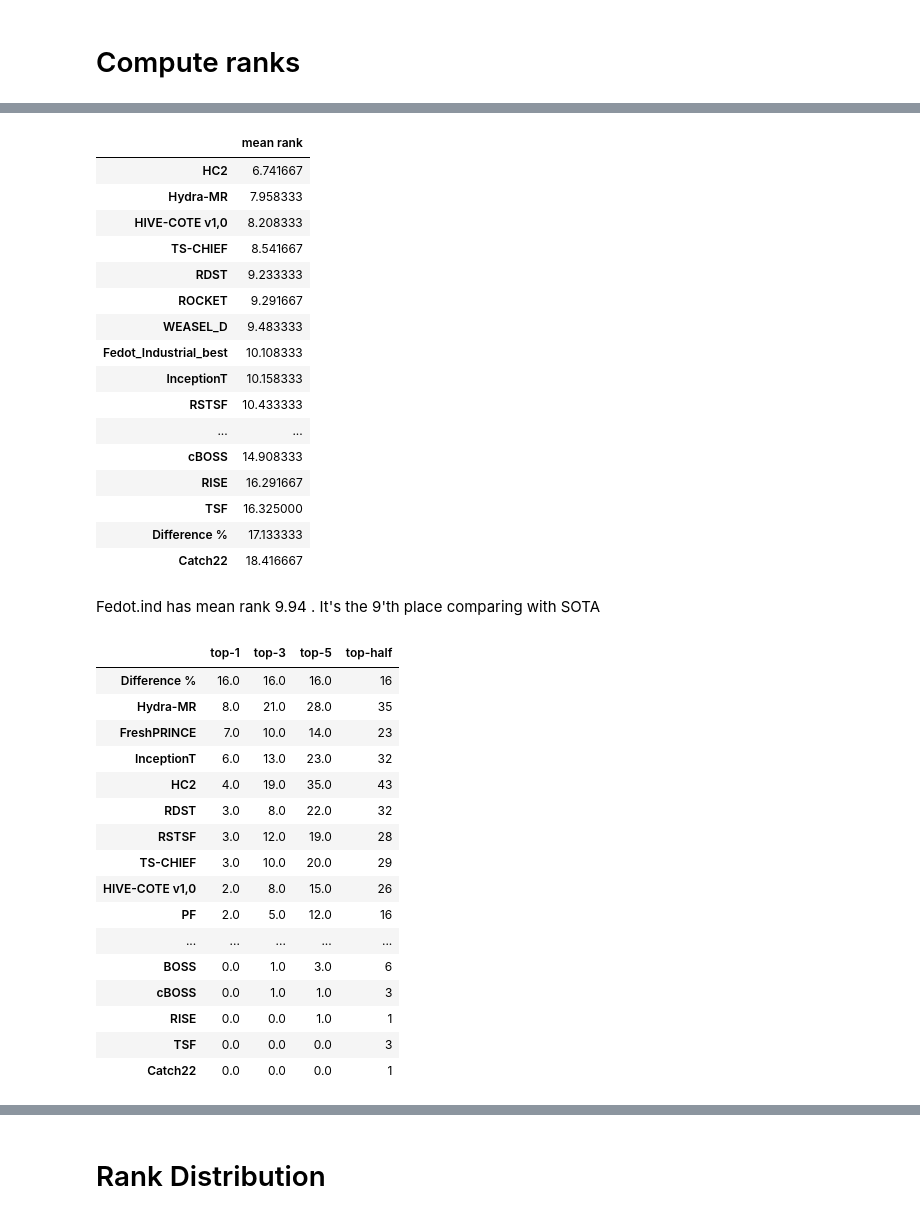
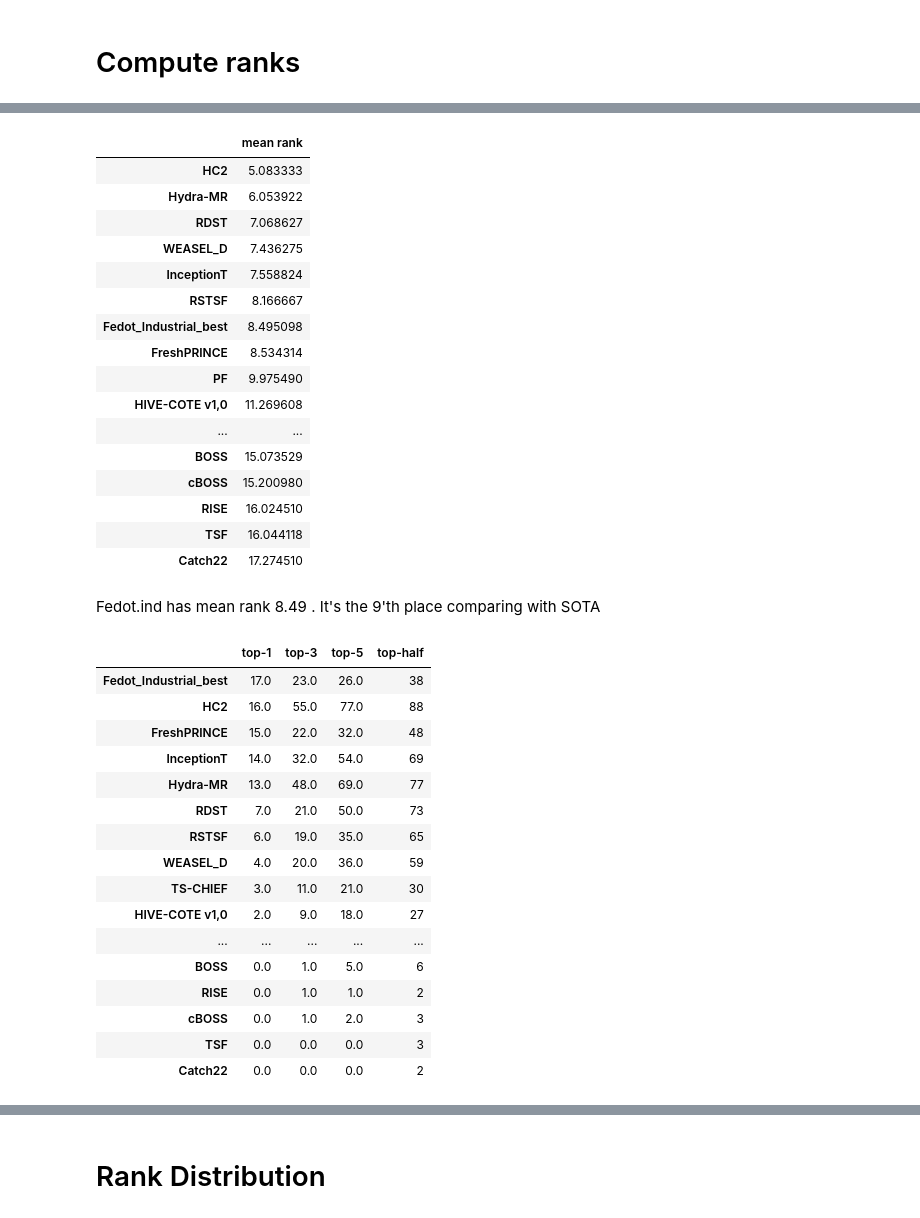
Before and after one commit to aimclub/Fedot.Industrial, a Jupyter notebook: examples/benchmark_example/analysis of results/analysis_uni_clf.ipynb, the cells around one changed output, grey strips where cells are left out. Saved outputs shown, nothing was run; the diff lists cells and outputs as text; code cells hidden in the pictures.

```diff
--- a/examples/benchmark_example/analysis of results/analysis_uni_clf.ipynb
+++ b/examples/benchmark_example/analysis of results/analysis_uni_clf.ipynb
@@ -7,16 +7,26 @@ from pathlib import Path
 from fedot_ind.api.utils.path_lib import PROJECT_PATH
 path_to_datasets = PROJECT_PATH + '/benchmark/results/ts_uni_classification'
 path_to_results_2024 = PROJECT_PATH+'/benchmark/results/time_series_uni_clf_09022024.csv'
+path_to_server_results_2024 = PROJECT_PATH+'/benchmark/results/server_results/ts_uni_classification_15022024.csv'
 clf_comp = pd.read_csv(path_to_results_2024, sep=',',decimal=',', index_col=0).astype(float)
+clf_comp = clf_comp.fillna(0)
+clf_comp_server = pd.read_csv(path_to_server_results_2024, sep=',',decimal=',', index_col=0).astype(float)
 for i in os.listdir(path_to_datasets):
     try:
         metric_report = Path(path_to_datasets, i, 'metrics_report.csv')
         data = pd.read_csv(metric_report)
+        data = data.fillna(0)
         new_metric = float(data[data['Unnamed: 0'] == i]['Fedot_Industrial'].values)
+        if i in clf_comp_server.index.values.tolist():
+            new_metric_server = float(clf_comp_server.loc[i, ['Fedot_Industrial']].values)
+            print(f'Server Results {new_metric_server}')
+        else:
+            new_metric_server = 0
         old_metric = float(clf_comp.loc[i, ['Fedot_Industrial']].values)
-        if new_metric > old_metric:
-            print(f"New result for dataset - {i}. Old metric - {old_metric}. New metric - {new_metric}")
-            clf_comp.loc[i, ['Fedot_Industrial']] = new_metric
+        best_metric =  max(old_metric,new_metric_server,new_metric)
+        print(f"New result for dataset - {i}. New metric - {best_metric}")
+        clf_comp.loc[i, ['Fedot_Industrial']] = best_metric
     except Exception as e:
+        print(f"{e}")
         print(f"{i}")
 # %% [output]
@@ -91,26 +125,26 @@ dtype: float64
 # %%
-clear_csv = clf_comp.iloc[:, :-2]
+clear_csv = clf_comp.iloc[:, :-3]
 pd.DataFrame(clear_csv.rank(axis=1, ascending=False).mean(axis=0).sort_values(), columns=['mean rank'])
 # %% [output]
 |  | mean rank |
-| HC2 | 6.741667 |
-| Hydra-MR | 7.958333 |
-| HIVE-COTE v1,0 | 8.208333 |
-| TS-CHIEF | 8.541667 |
-| RDST | 9.233333 |
-| ROCKET | 9.291667 |
-| WEASEL_D | 9.483333 |
-| Fedot_Industrial_best | 10.108333 |
-| InceptionT | 10.158333 |
-| RSTSF | 10.433333 |
+| HC2 | 5.083333 |
+| Hydra-MR | 6.053922 |
+| RDST | 7.068627 |
+| WEASEL_D | 7.436275 |
+| InceptionT | 7.558824 |
+| RSTSF | 8.166667 |
+| Fedot_Industrial_best | 8.495098 |
+| FreshPRINCE | 8.534314 |
+| PF | 9.975490 |
+| HIVE-COTE v1,0 | 11.269608 |
 | ... | ... |
-| cBOSS | 14.908333 |
-| RISE | 16.291667 |
-| TSF | 16.325000 |
-| Difference % | 17.133333 |
-| Catch22 | 18.416667 |
+| BOSS | 15.073529 |
+| cBOSS | 15.200980 |
+| RISE | 16.024510 |
+| TSF | 16.044118 |
+| Catch22 | 17.274510 |
 # %% [markdown]
-Fedot.ind has mean rank 9.94 . It's the 9'th place comparing with SOTA
+Fedot.ind has mean rank 8.49 . It's the 9'th place comparing with SOTA
 # %%
 top_1 = pd.DataFrame(clear_csv.T.apply(lambda x: x.nlargest(1)).notnull().sum(axis=1).sort_values(ascending=False), columns = ['top-1']).fillna(0)
 top_3 = pd.DataFrame(clear_csv.T.apply(lambda x: x.nlargest(3)).notnull().sum(axis=1).sort_values(ascending=False), columns = ['top-3'])
@@ -119,20 +153,20 @@ top_half = pd.DataFrame(clear_csv.T.apply(lambda x: x.nlargest(7)).notnull().sum
 pd.concat([top_1, top_3, top_5, top_half], axis=1).fillna(0)
 # %% [output]
 |  | top-1 | top-3 | top-5 | top-half |
-| Difference % | 16.0 | 16.0 | 16.0 | 16 |
-| Hydra-MR | 8.0 | 21.0 | 28.0 | 35 |
-| FreshPRINCE | 7.0 | 10.0 | 14.0 | 23 |
-| InceptionT | 6.0 | 13.0 | 23.0 | 32 |
-| HC2 | 4.0 | 19.0 | 35.0 | 43 |
-| RDST | 3.0 | 8.0 | 22.0 | 32 |
-| RSTSF | 3.0 | 12.0 | 19.0 | 28 |
-| TS-CHIEF | 3.0 | 10.0 | 20.0 | 29 |
-| HIVE-COTE v1,0 | 2.0 | 8.0 | 15.0 | 26 |
-| PF | 2.0 | 5.0 | 12.0 | 16 |
+| Fedot_Industrial_best | 17.0 | 23.0 | 26.0 | 38 |
+| HC2 | 16.0 | 55.0 | 77.0 | 88 |
+| FreshPRINCE | 15.0 | 22.0 | 32.0 | 48 |
+| InceptionT | 14.0 | 32.0 | 54.0 | 69 |
+| Hydra-MR | 13.0 | 48.0 | 69.0 | 77 |
+| RDST | 7.0 | 21.0 | 50.0 | 73 |
+| RSTSF | 6.0 | 19.0 | 35.0 | 65 |
+| WEASEL_D | 4.0 | 20.0 | 36.0 | 59 |
+| TS-CHIEF | 3.0 | 11.0 | 21.0 | 30 |
+| HIVE-COTE v1,0 | 2.0 | 9.0 | 18.0 | 27 |
 | ... | ... | ... | ... | ... |
-| BOSS | 0.0 | 1.0 | 3.0 | 6 |
-| cBOSS | 0.0 | 1.0 | 1.0 | 3 |
-| RISE | 0.0 | 0.0 | 1.0 | 1 |
+| BOSS | 0.0 | 1.0 | 5.0 | 6 |
+| RISE | 0.0 | 1.0 | 1.0 | 2 |
+| cBOSS | 0.0 | 1.0 | 2.0 | 3 |
 | TSF | 0.0 | 0.0 | 0.0 | 3 |
-| Catch22 | 0.0 | 0.0 | 0.0 | 1 |
+| Catch22 | 0.0 | 0.0 | 0.0 | 2 |
 # %%
```
Also changed, not shown: parts of 12 cells of this notebook, 4 other files.
